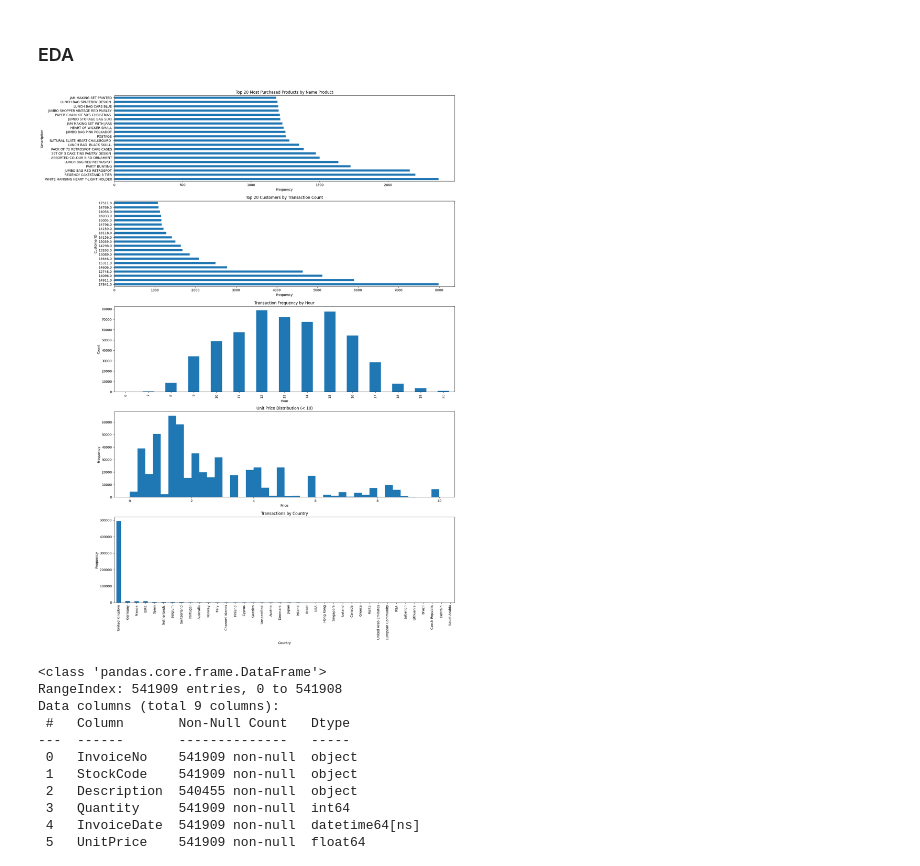
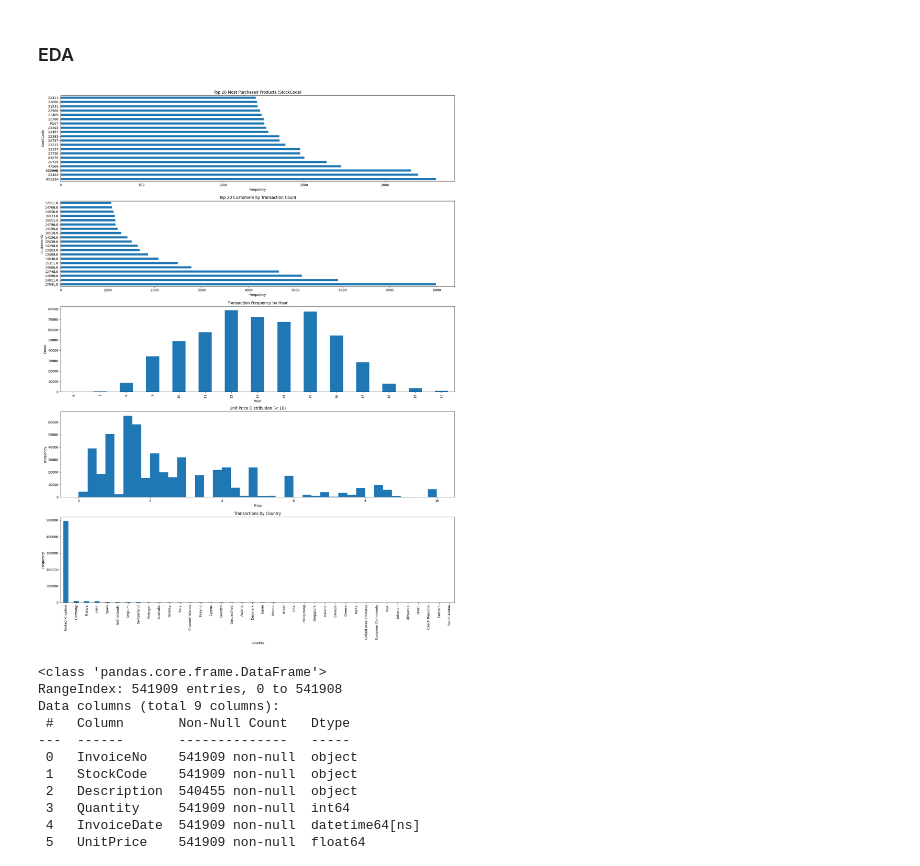
Before and after one commit to isyraffajar/Capstone-Asah, a Jupyter notebook: CustomerSegmentation.ipynb, the cells around one changed output. Cells and saved outputs as stored; diff of their text form; code cells hidden in the pictures.

```diff
--- a/CustomerSegmentation.ipynb
+++ b/CustomerSegmentation.ipynb
@@ -3,7 +3,7 @@ import pandas as pd
 import matplotlib.pyplot as plt
 # %%
 # Load data
-df = pd.read_csv("OnlineRetail.csv", encoding="latin1")
+df = pd.read_csv("../Dataset/OnlineRetail.csv", encoding="latin1")
 df.head()
 # %% [output]
 |  | InvoiceNo | StockCode | Description | Quantity | InvoiceDate | UnitPrice | CustomerID | Country |
@@ -22,7 +22,7 @@ df["InvoiceDate"] = pd.to_datetime(df["InvoiceDate"], errors="coerce")
 df["Hour"] = df["InvoiceDate"].dt.hour
 
 # 1. Produk paling sering dibeli
-top_products = df["Description"].value_counts().head(20)
+top_products = df["StockCode"].value_counts().head(20)
 
 # 2. Customer paling sering transaksi
 top_customers = df["CustomerID"].value_counts().head(20)
@@ -44,40 +44,40 @@ plt.figure(figsize=(18, 24))
 # Produk
 plt.subplot(5, 1, 1)
 top_products.plot(kind="barh")
-plt.title("Top 20 Most Purchased Products by Name Product")
+plt.title("Top 20 Most Purchased Products (StockCode)")
 plt.xlabel("Frequency")
 
 # Customer
 plt.subplot(5, 1, 2)
 top_customers.plot(kind="barh")
 plt.title("Top 20 Customers by Transaction Count")
 plt.xlabel("Frequency")
 
 # Jam transaksi
 plt.subplot(5, 1, 3)
 hourly.plot(kind="bar")
 plt.title("Transaction Frequency by Hour")
 plt.xlabel("Hour")
 plt.ylabel("Count")
 
 # Sebaran harga
 plt.subplot(5, 1, 4)
 plt.hist(unit_price, bins=40)
 plt.title("Unit Price Distribution (< 10)")
 plt.xlabel("Price")
 plt.ylabel("Frequency")
 
 # Negara
 plt.subplot(5, 1, 5)
 country_counts.plot(kind="bar")
 plt.title("Transactions by Country")
 plt.xlabel("Country")
 plt.ylabel("Frequency")
 
 plt.tight_layout()
 plt.show()
 # %% [output]
-[figure, old version]
+[figure, new version]
 # %%
 df.info()
 # %% [output]
```
Also changed, not shown: parts of 18 cells of this notebook.
